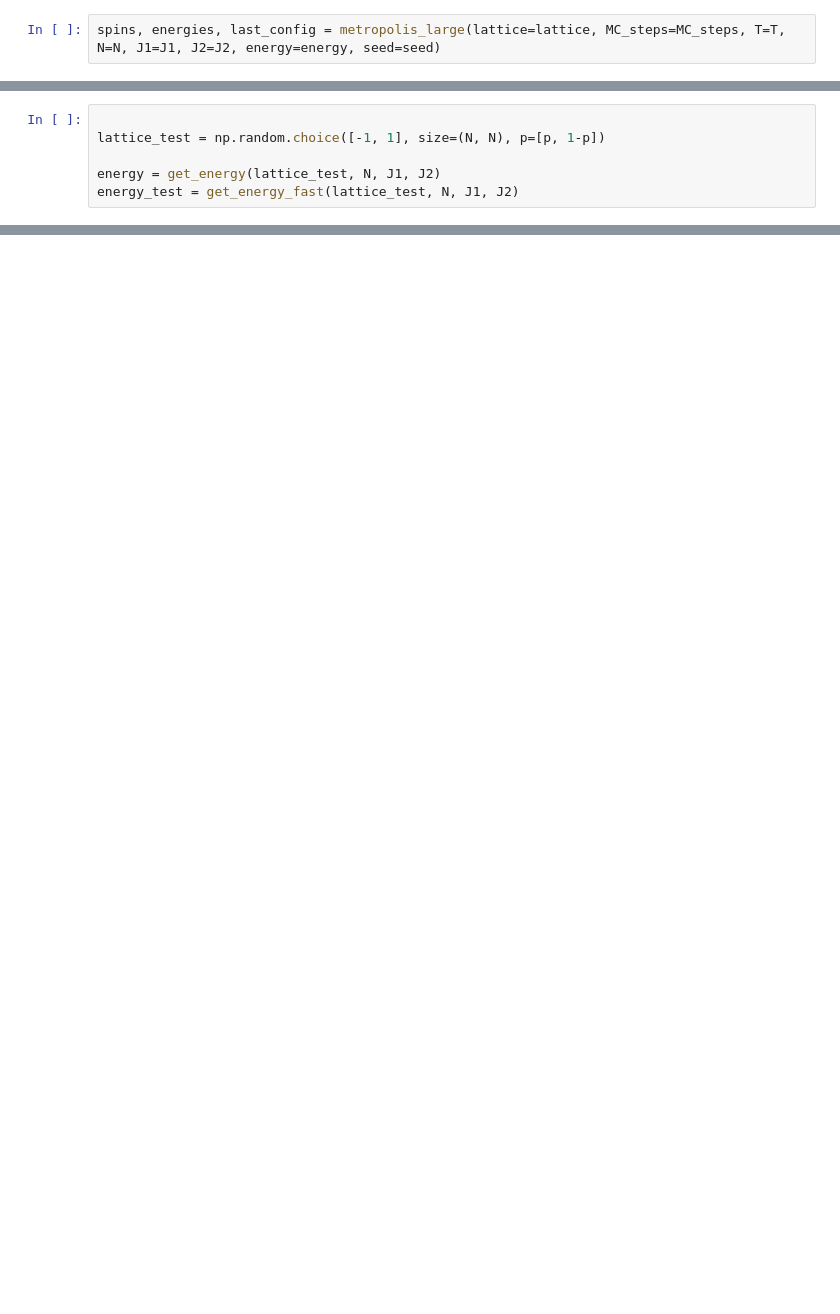
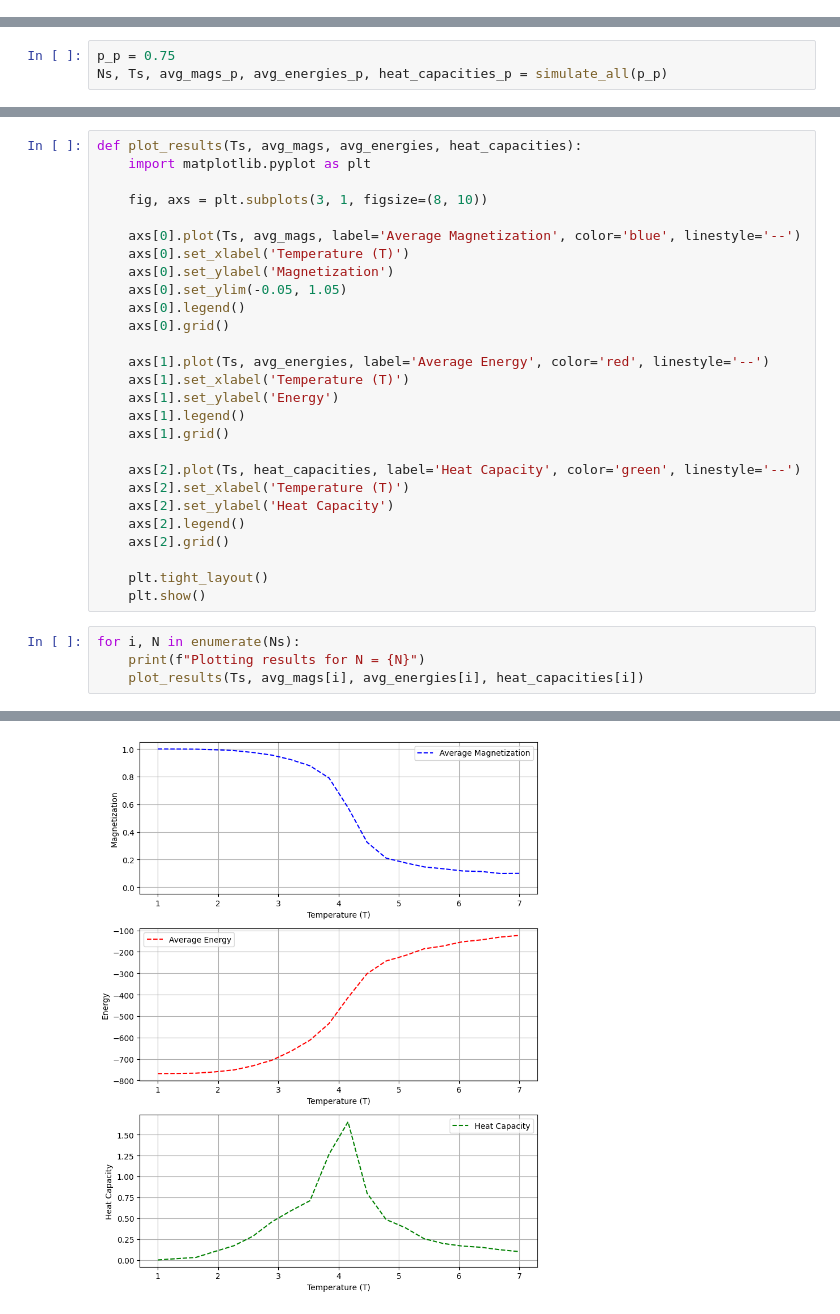
Before and after one commit to MrIsCM/Ising-Model, a Jupyter notebook: speed_tests.ipynb, the cells around one changed output, grey strips where cells are left out. Cells and saved outputs as stored; diff of their text form; blank space fills up the shorter version.

```diff
--- a/speed_tests.ipynb
+++ b/speed_tests.ipynb
@@ -16,2 +5,0 @@ energy = get_energy(lattice, N, J1, J2)
-# %%
-spins, energies, last_config = metropolis_large(lattice=lattice, MC_steps=MC_steps, T=T, N=N, J1=J1, J2=J2, energy=energy, seed=seed)
@@ -45,6 +5,0 @@ plt.imshow(last_config, cmap='plasma')
-# %%
-
-lattice_test = np.random.choice([-1, 1], size=(N, N), p=[p, 1-p])
-
-energy = get_energy(lattice_test, N, J1, J2)
-energy_test = get_energy_fast(lattice_test, N, J1, J2)
@@ -70,0 +134,3 @@ Time taken by get_energy_fast: 5.939708 seconds
+# %%
+p_p = 0.75
+Ns, Ts, avg_mags_p, avg_energies_p, heat_capacities_p = simulate_all(p_p)
@@ -70,0 +143,32 @@ Time taken by get_energy_fast: 5.939708 seconds
+# %%
+def plot_results(Ts, avg_mags, avg_energies, heat_capacities):
+    import matplotlib.pyplot as plt
+
+    fig, axs = plt.subplots(3, 1, figsize=(8, 10))
+
+    axs[0].plot(Ts, avg_mags, label='Average Magnetization', color='blue', linestyle='--')
+    axs[0].set_xlabel('Temperature (T)')
+    axs[0].set_ylabel('Magnetization')
+    axs[0].set_ylim(-0.05, 1.05)
+    axs[0].legend()
+    axs[0].grid()
+
+    axs[1].plot(Ts, avg_energies, label='Average Energy', color='red', linestyle='--')
+    axs[1].set_xlabel('Temperature (T)')
+    axs[1].set_ylabel('Energy')
+    axs[1].legend()
+    axs[1].grid()
+
+    axs[2].plot(Ts, heat_capacities, label='Heat Capacity', color='green', linestyle='--')
+    axs[2].set_xlabel('Temperature (T)')
+    axs[2].set_ylabel('Heat Capacity')
+    axs[2].legend()
+    axs[2].grid()
+
+    plt.tight_layout()
+    plt.show()
+# %%
+for i, N in enumerate(Ns):
+    print(f"Plotting results for N = {N}")
+    plot_results(Ts, avg_mags[i], avg_energies[i], heat_capacities[i])
+# %% [output]
@@ -70,0 +176 @@ Time taken by get_energy_fast: 5.939708 seconds
+[figure, added]
```
Also changed, not shown: parts of 16 cells of this notebook, 2 other files.
